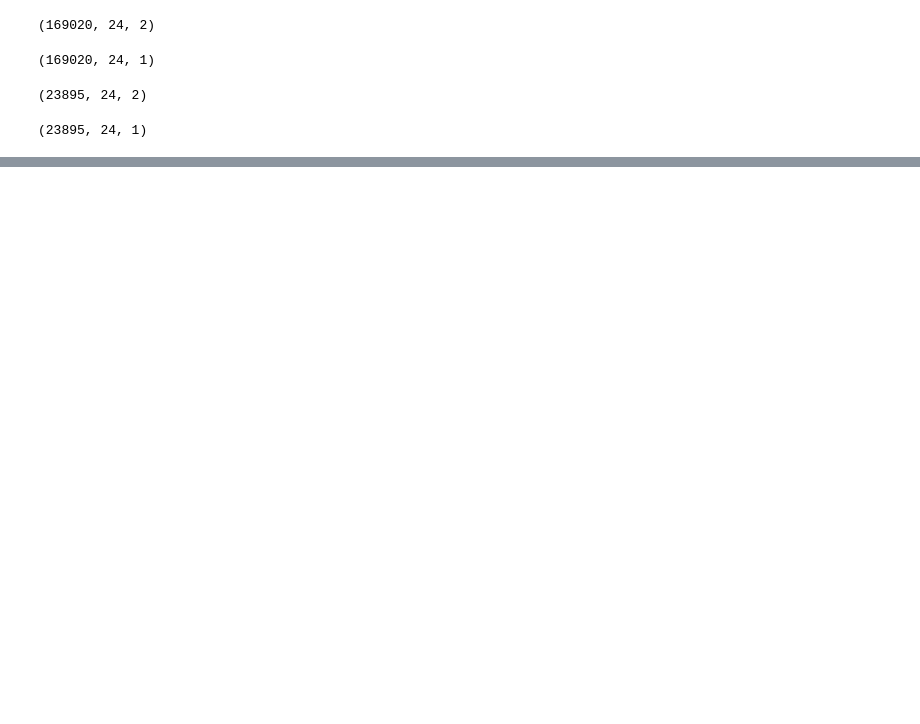
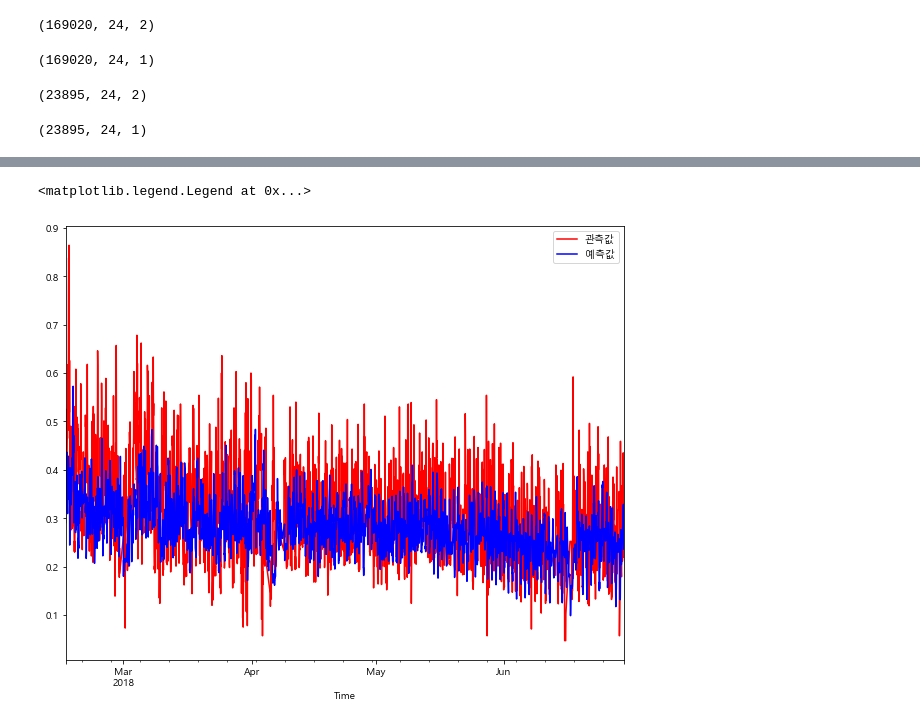
Before and after one commit to bill7845/jupyter_repo, a Jupyter notebook: jupyter_CODE/전력수요예측/전력수요예측_5.ipynb, the cells around one changed output, grey strips where cells are left out. Cells and saved outputs as stored; diff of their text form; code cells hidden in the pictures; blank space fills up the shorter version.

```diff
--- a/jupyter_CODE/전력수요예측/전력수요예측_5.ipynb
+++ b/jupyter_CODE/전력수요예측/전력수요예측_5.ipynb
@@ -327,0 +355,9 @@ plt.plot(res_test_y.reshape(573480,1)[:3264])
+# %%
+# 시간별
+
+test_none_scale['X241'].plot(figsize=(10,8),color='red',label='관측값')
+res_test_df['X241'].plot(figsize=(10,8),color='blue',label='예측값')
+plt.legend()
+# %% [output]
+<matplotlib.legend.Legend at 0x...>
+[figure, added]
```
Also changed, not shown: parts of 17 cells of this notebook, 4 other files.
